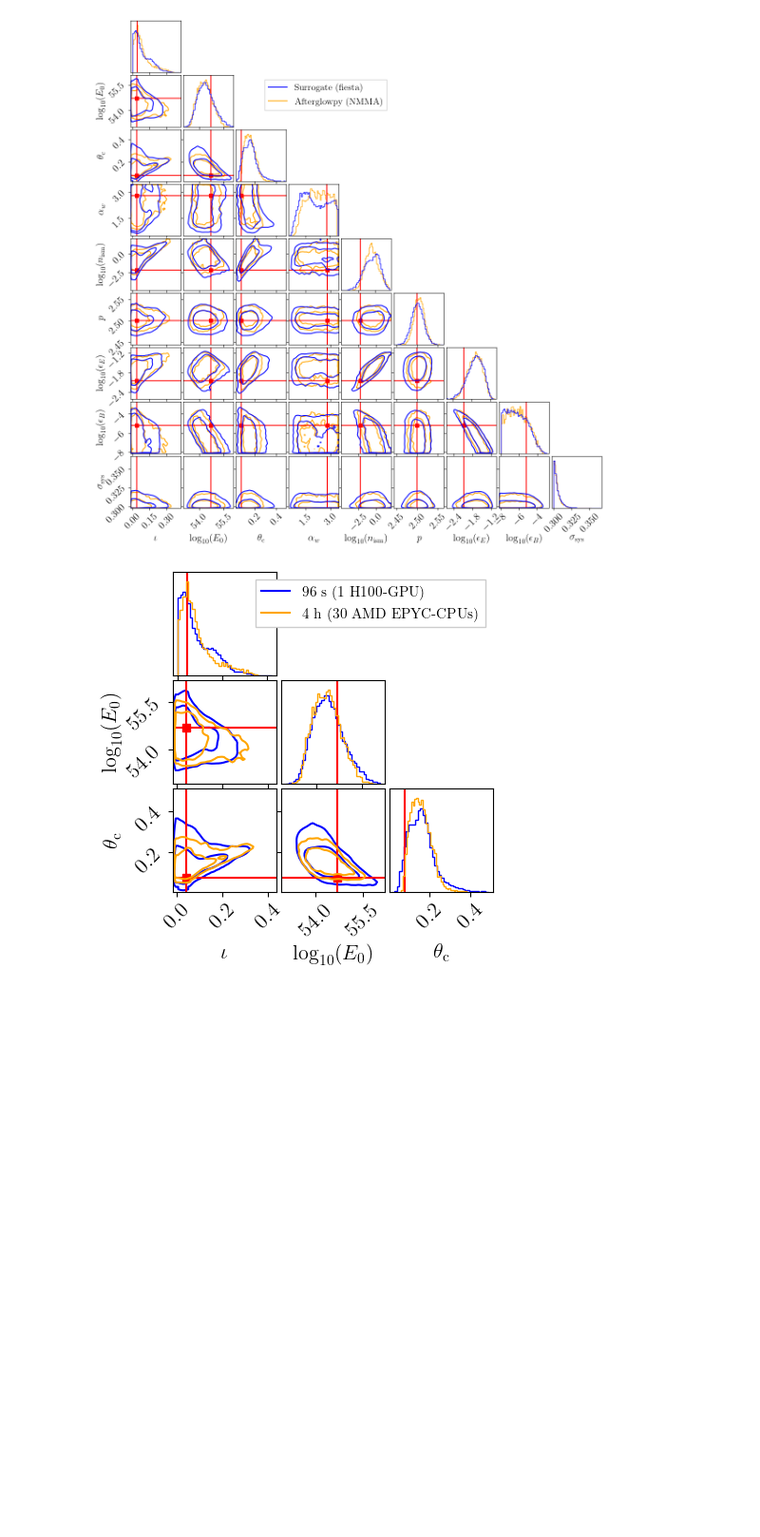
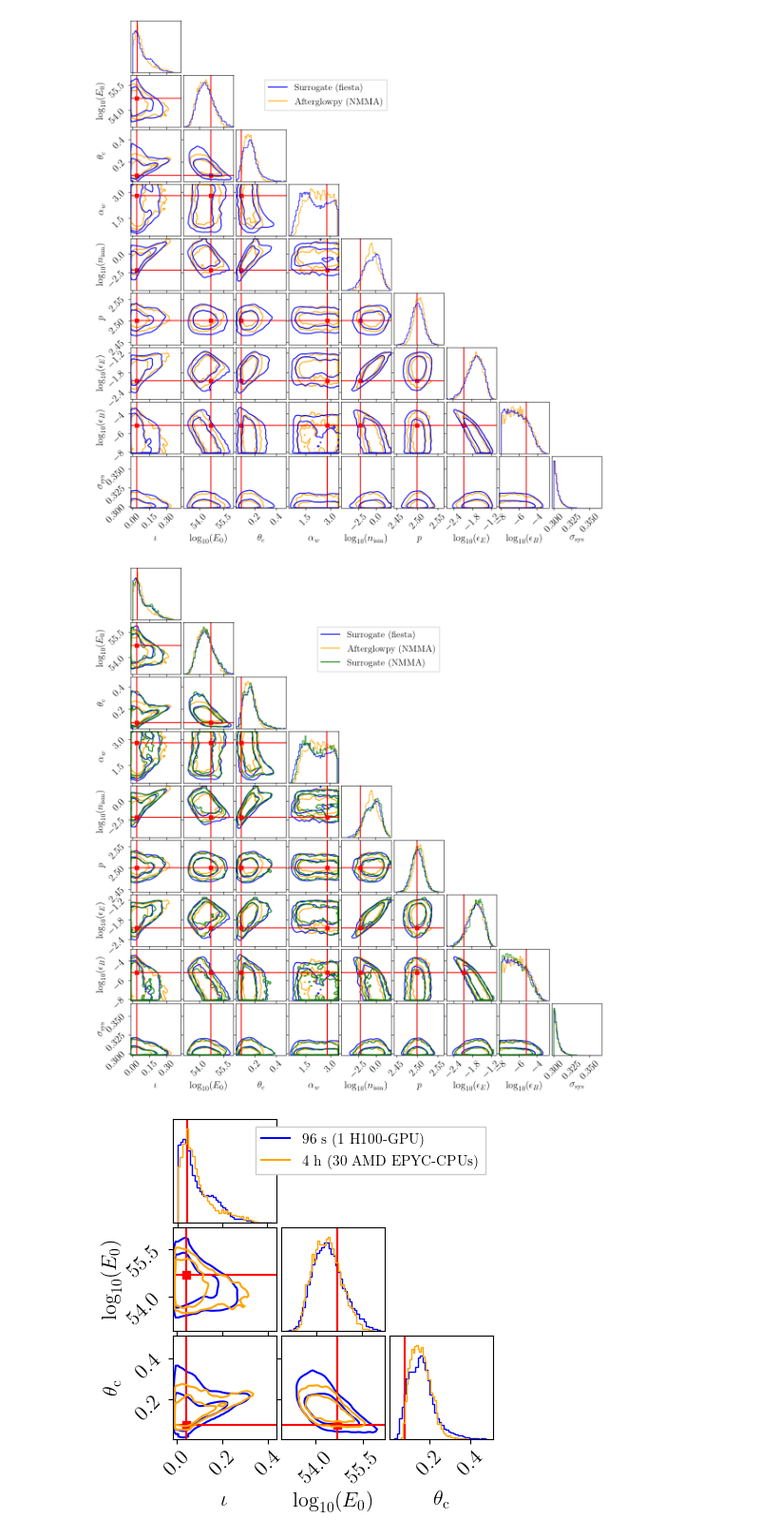
Before and after one commit to nuclear-multimessenger-astronomy/paper_fiesta, a Jupyter notebook: src/paper_fiesta/injections/GRB/afgpy_gaussian/compare_posteriors.ipynb, the cells around one changed output. Shown at 95% size. Cells and saved outputs as stored; diff of their text form; code cells hidden in the pictures; blank space fills up the shorter version.

Commit message:
nmma_x_fiesta posterior

```diff
--- a/src/paper_fiesta/injections/GRB/afgpy_gaussian/compare_posteriors.ipynb
+++ b/src/paper_fiesta/injections/GRB/afgpy_gaussian/compare_posteriors.ipynb
@@ -49,6 +49,8 @@ params = literal_eval(params)
 
 posterior_nmma = pd.read_csv("./outdir_nmma/injection_gaussian_posterior_samples.dat", sep=" ", header=0)
 posterior_fiesta = np.load("./outdir_fiesta/results_production.npz")
+posterior_nmma_x_fiesta = pd.read_csv("./outdir_nmma_x_fiesta/injection_gaussian_posterior_samples.dat", sep=" ", header=0)
+posterior_nmma_x_fiesta["sys_err"] = posterior_nmma_x_fiesta["em_syserr"]
 # %% [markdown]
 Make corner plot
 # %%
@@ -84,6 +86,41 @@ fig.subplots_adjust(left=0.08, bottom=0.08, right=0.96, top=0.99)
 plt.show()
 # %% [output]
 [figure]
+# %%
+fig, ax = plt.subplots(9,9, figsize = (12, 12))
+
+
+corner.corner(posterior_nmma[var_names],
+              truths = truths,
+              fig=fig,
+             color = "orange",
+              labelpad=0.2,
+              labels =  ["$\\iota$", "$\log_{10}(E_0)$", "$\\theta_{\\mathrm{c}}$", "$\\alpha_w$", "$\log_{10}(n_{\mathrm{ism}})$", "$p$", "$\log_{10}(\\epsilon_E)$", "$\log_{10}(\\epsilon_B)$", "$\\sigma_{\\rm sys}$"],
+              **default_corner_kwargs,
+              hist_kwargs=dict(density=True))
+corner.corner((posterior_fiesta["chains"].reshape(-1, 9)),
+              fig=fig,
+              color="blue",
+              **default_corner_kwargs,
+              hist_kwargs=dict(density=True))
+
+corner.corner(posterior_nmma_x_fiesta[var_names],
+              truths=truths,
+              fig=fig,
+              color="green",
+              **default_corner_kwargs,
+              hist_kwargs=dict(density=True))
+
+handles = []
+for c in ["blue", "orange", "green"]:
+    handle = plt.plot([],[], color=c)[0]
+    handles.append(handle)
+
+ax[1, 5].legend(handles=handles, labels=["Surrogate (fiesta)", "Afterglowpy (NMMA)", "Surrogate (NMMA)"], fontsize=15, fancybox=False, framealpha=1)
+fig.subplots_adjust(left=0.08, bottom=0.08, right=0.96, top=0.99)
+plt.show()
+# %% [output]
+[figure, added]
 # %%
 from fiesta.plot import corner_plot
 # %%
```
Also changed, not shown: parts of 1 cell of this notebook, 14 other files.
